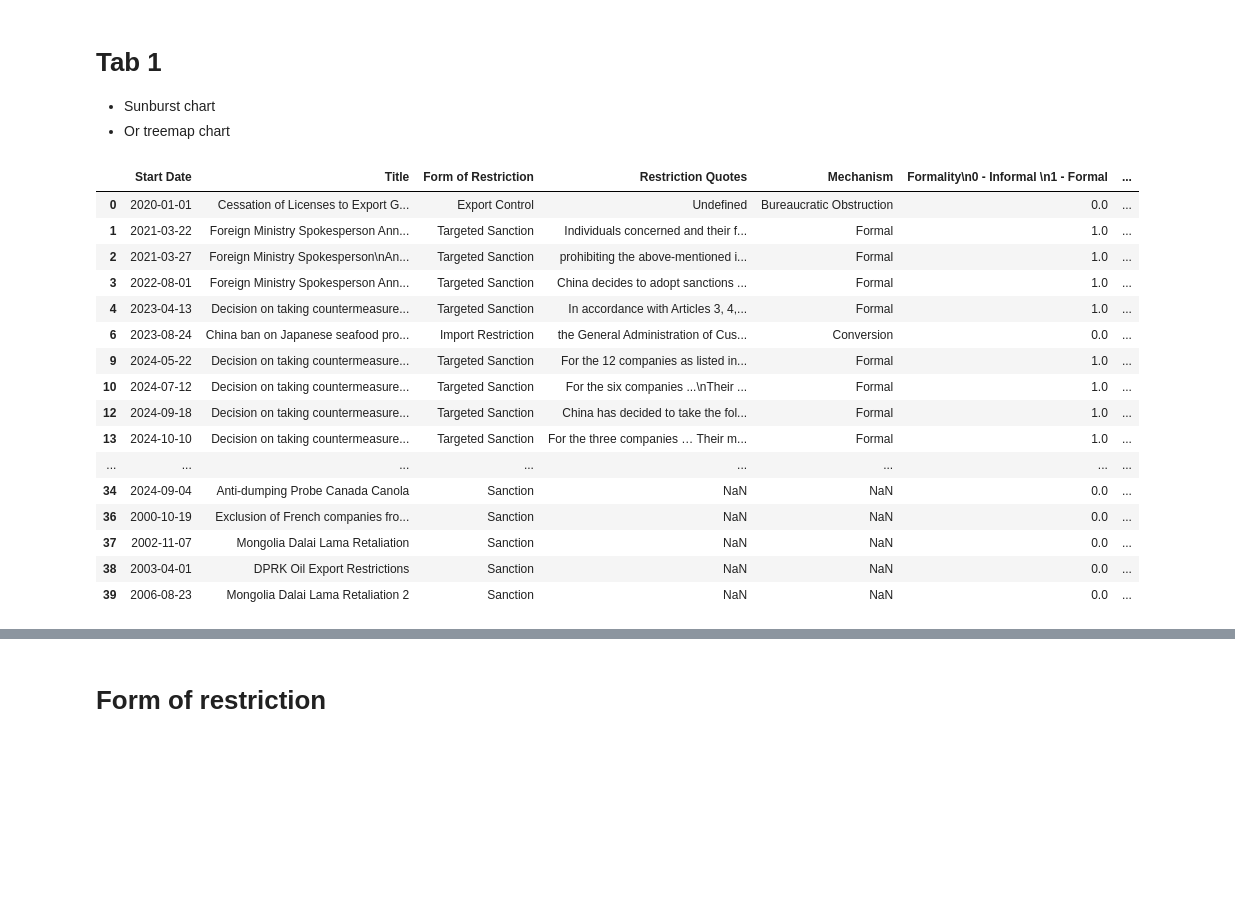
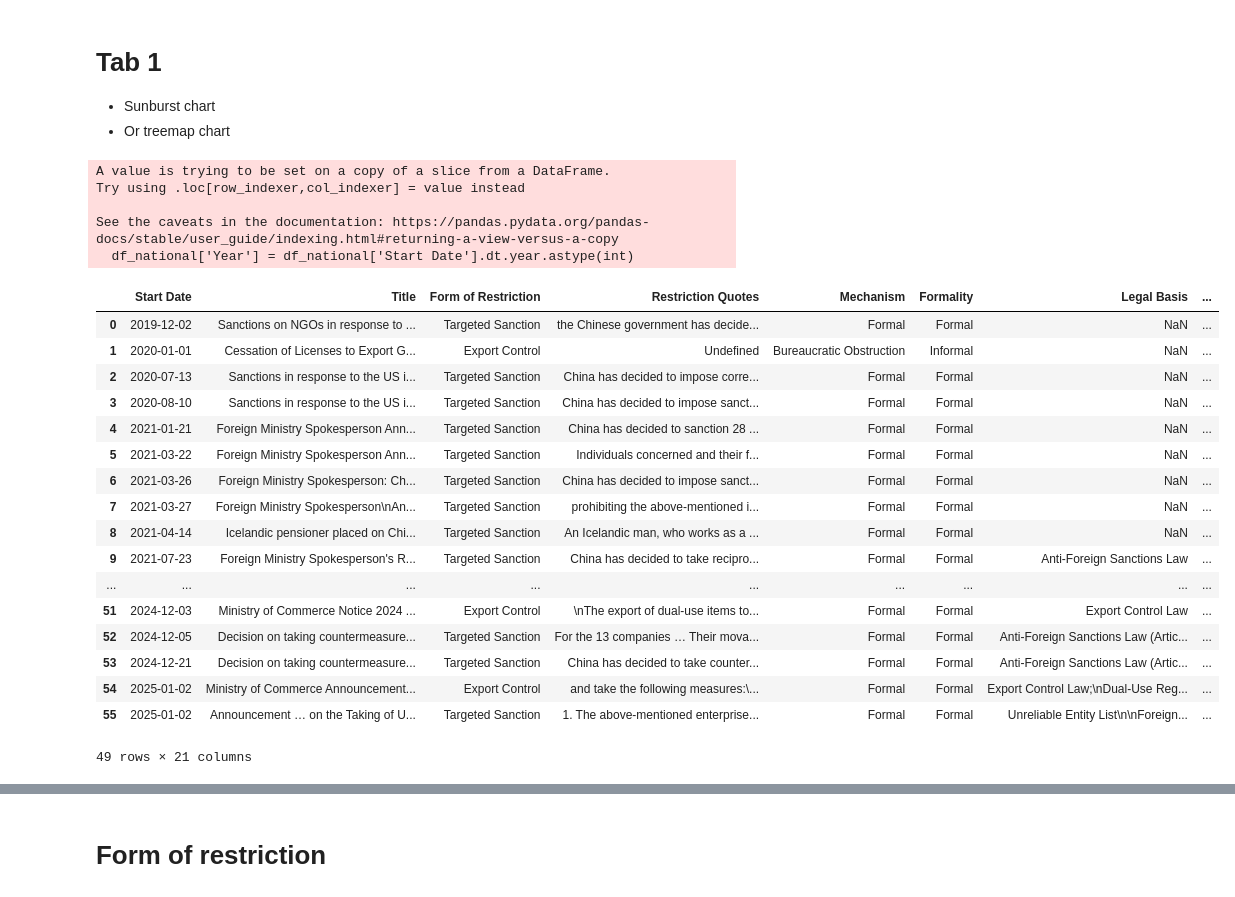
Before and after one commit to pnadelofficial/bohman_china_sanctions, a Jupyter notebook: testing.ipynb, the cells around one changed output, grey strips where cells are left out. Drawn from its saved outputs; the diff is of its cells as text; code cells hidden in the pictures; blank space fills up the shorter version.

```diff
--- a/testing.ipynb
+++ b/testing.ipynb
@@ -30,25 +53,32 @@ df
 * Or treemap chart
 # %%
 df_national = df[~df['Nationality of Targets'].isnull()]
+df_national['Year'] = df_national['Start Date'].dt.year.astype(int)
 df_national
 # %% [output]
+A value is trying to be set on a copy of a slice from a DataFrame.
+Try using .loc[row_indexer,col_indexer] = value instead
+
+See the caveats in the documentation: https://pandas.pydata.org/pandas-docs/stable/user_guide/indexing.html#returning-a-view-versus-a-copy
+  df_national['Year'] = df_national['Start Date'].dt.year.astype(int)
-|  | Start Date | Title | Form of Restriction | Restriction Quotes | Mechanism | Formality\n0 - Informal \n1 - Formal | ... |
-| 0 | 2020-01-01 | Cessation of Licenses to Export G... | Export Control | Undefined | Bureaucratic Obstruction | 0.0 | ... |
-| 1 | 2021-03-22 | Foreign Ministry Spokesperson Ann... | Targeted Sanction | Individuals concerned and their f... | Formal | 1.0 | ... |
-| 2 | 2021-03-27 | Foreign Ministry Spokesperson\nAn... | Targeted Sanction | prohibiting the above-mentioned i... | Formal | 1.0 | ... |
-| 3 | 2022-08-01 | Foreign Ministry Spokesperson Ann... | Targeted Sanction | China decides to adopt sanctions ... | Formal | 1.0 | ... |
-| 4 | 2023-04-13 | Decision on taking countermeasure... | Targeted Sanction | In accordance with Articles 3, 4,... | Formal | 1.0 | ... |
-| 6 | 2023-08-24 | China ban on Japanese seafood pro... | Import Restriction | the General Administration of Cus... | Conversion | 0.0 | ... |
-| 9 | 2024-05-22 | Decision on taking countermeasure... | Targeted Sanction | For the 12 companies as listed in... | Formal | 1.0 | ... |
-| 10 | 2024-07-12 | Decision on taking countermeasure... | Targeted Sanction | For the six companies ...\nTheir ... | Formal | 1.0 | ... |
-| 12 | 2024-09-18 | Decision on taking countermeasure... | Targeted Sanction | China has decided to take the fol... | Formal | 1.0 | ... |
-| 13 | 2024-10-10 | Decision on taking countermeasure... | Targeted Sanction | For the three companies … Their m... | Formal | 1.0 | ... |
-| ... | ... | ... | ... | ... | ... | ... | ... |
-| 34 | 2024-09-04 | Anti-dumping Probe Canada Canola | Sanction | NaN | NaN | 0.0 | ... |
-| 36 | 2000-10-19 | Exclusion of French companies fro... | Sanction | NaN | NaN | 0.0 | ... |
-| 37 | 2002-11-07 | Mongolia Dalai Lama Retaliation | Sanction | NaN | NaN | 0.0 | ... |
-| 38 | 2003-04-01 | DPRK Oil Export Restrictions | Sanction | NaN | NaN | 0.0 | ... |
-| 39 | 2006-08-23 | Mongolia Dalai Lama Retaliation 2 | Sanction | NaN | NaN | 0.0 | ... |
+|  | Start Date | Title | Form of Restriction | Restriction Quotes | Mechanism | Formality | Legal Basis | ... |
+| 0 | 2019-12-02 | Sanctions on NGOs in response to ... | Targeted Sanction | the Chinese government has decide... | Formal | Formal | NaN | ... |
+| 1 | 2020-01-01 | Cessation of Licenses to Export G... | Export Control | Undefined | Bureaucratic Obstruction | Informal | NaN | ... |
+| 2 | 2020-07-13 | Sanctions in response to the US i... | Targeted Sanction | China has decided to impose corre... | Formal | Formal | NaN | ... |
+| 3 | 2020-08-10 | Sanctions in response to the US i... | Targeted Sanction | China has decided to impose sanct... | Formal | Formal | NaN | ... |
+| 4 | 2021-01-21 | Foreign Ministry Spokesperson Ann... | Targeted Sanction | China has decided to sanction 28 ... | Formal | Formal | NaN | ... |
+| 5 | 2021-03-22 | Foreign Ministry Spokesperson Ann... | Targeted Sanction | Individuals concerned and their f... | Formal | Formal | NaN | ... |
+| 6 | 2021-03-26 | Foreign Ministry Spokesperson: Ch... | Targeted Sanction | China has decided to impose sanct... | Formal | Formal | NaN | ... |
+| 7 | 2021-03-27 | Foreign Ministry Spokesperson\nAn... | Targeted Sanction | prohibiting the above-mentioned i... | Formal | Formal | NaN | ... |
+| 8 | 2021-04-14 | Icelandic pensioner placed on Chi... | Targeted Sanction | An Icelandic man, who works as a ... | Formal | Formal | NaN | ... |
+| 9 | 2021-07-23 | Foreign Ministry Spokesperson's R... | Targeted Sanction | China has decided to take recipro... | Formal | Formal | Anti-Foreign Sanctions Law | ... |
+| ... | ... | ... | ... | ... | ... | ... | ... | ... |
+| 51 | 2024-12-03 | Ministry of Commerce Notice 2024 ... | Export Control | \nThe export of dual-use items to... | Formal | Formal | Export Control Law | ... |
+| 52 | 2024-12-05 | Decision on taking countermeasure... | Targeted Sanction | For the 13 companies … Their mova... | Formal | Formal | Anti-Foreign Sanctions Law (Artic... | ... |
+| 53 | 2024-12-21 | Decision on taking countermeasure... | Targeted Sanction | China has decided to take counter... | Formal | Formal | Anti-Foreign Sanctions Law (Artic... | ... |
+| 54 | 2025-01-02 | Ministry of Commerce Announcement... | Export Control | and take the following measures:\... | Formal | Formal | Export Control Law;\nDual-Use Reg... | ... |
+| 55 | 2025-01-02 | Announcement … on the Taking of U... | Targeted Sanction | 1. The above-mentioned enterprise... | Formal | Formal | Unreliable Entity List\n\nForeign... | ... |
+49 rows × 21 columns
 # %%
 hierarchy = pd.DataFrame(df_national['Nationality of Targets'].str.split('; ').explode())
 hierarchy['Continent'] = hierarchy['Nationality of Targets'].str.extract(r'\((.*)\)')[0]
```
Also changed, not shown: parts of 6 cells of this notebook, 6 other files.
